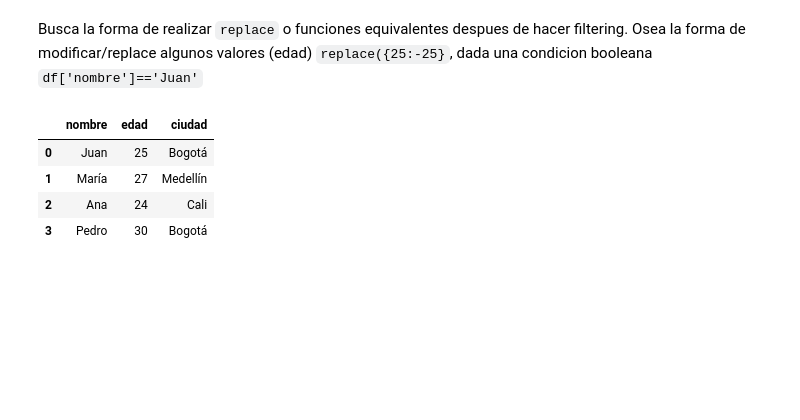
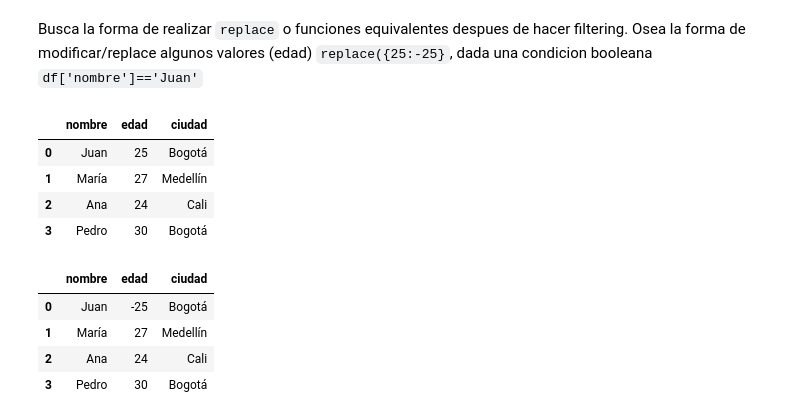
Before and after one commit to sonder-art/fdd_p24, a Jupyter notebook: tareas/6002_jdl/pandas/04_pandas_analisis_simple.ipynb, the cells around one changed output. Saved outputs shown, nothing was run; the diff lists cells and outputs as text; code cells hidden in the pictures; blank space fills up the shorter version.

```diff
--- a/tareas/6002_jdl/pandas/04_pandas_analisis_simple.ipynb
+++ b/tareas/6002_jdl/pandas/04_pandas_analisis_simple.ipynb
@@ -635,3 +635,12 @@ df
 | 1 | María | 27 | Medellín |
 | 2 | Ana | 24 | Cali |
 | 3 | Pedro | 30 | Bogotá |
+# %%
+df.loc[df['nombre'] == 'Juan', 'edad'] = df.loc[df['nombre'] == 'Juan', 'edad'].replace(25, -25)
+df
+# %% [output]
+|  | nombre | edad | ciudad |
+| 0 | Juan | -25 | Bogotá |
+| 1 | María | 27 | Medellín |
+| 2 | Ana | 24 | Cali |
+| 3 | Pedro | 30 | Bogotá |
```
Also changed, not shown: 4 other files.
